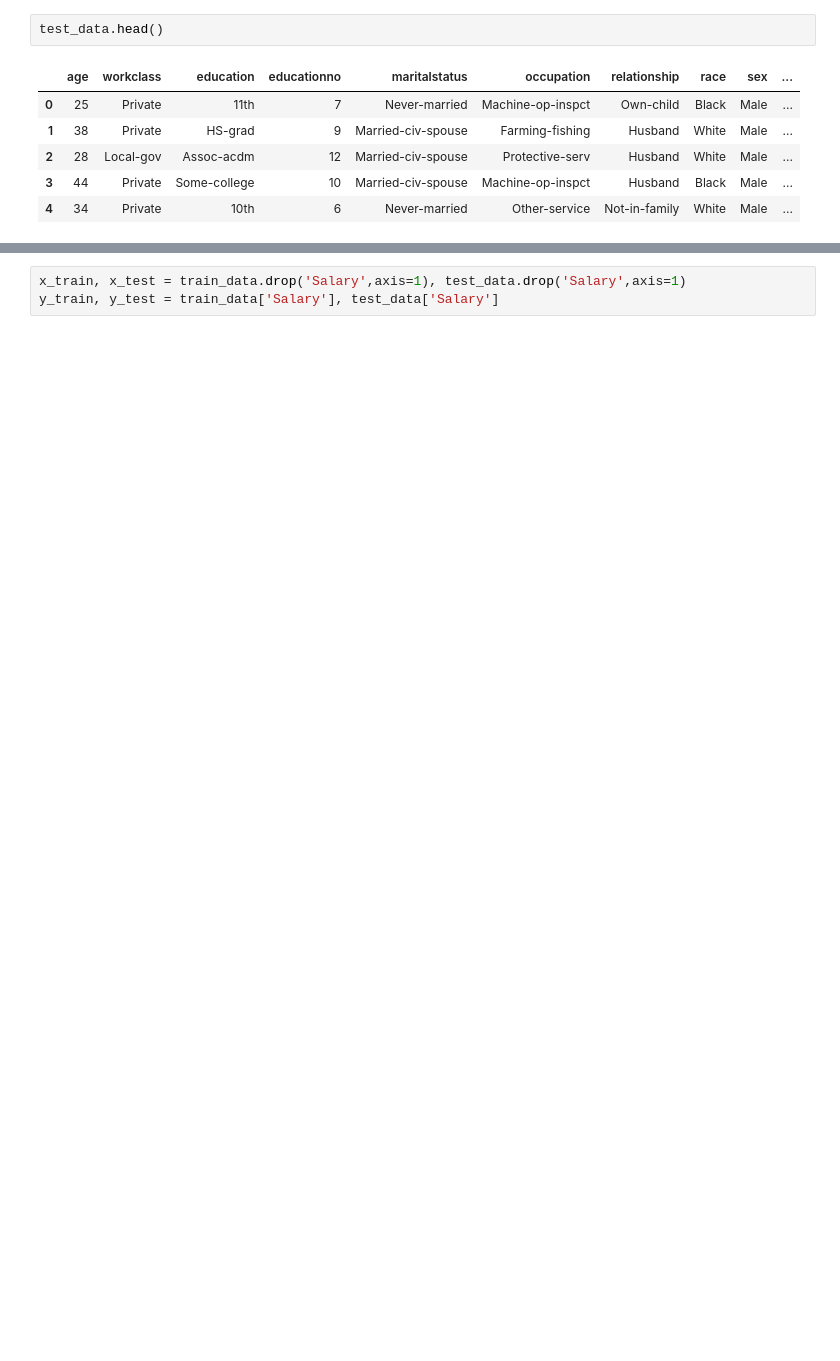
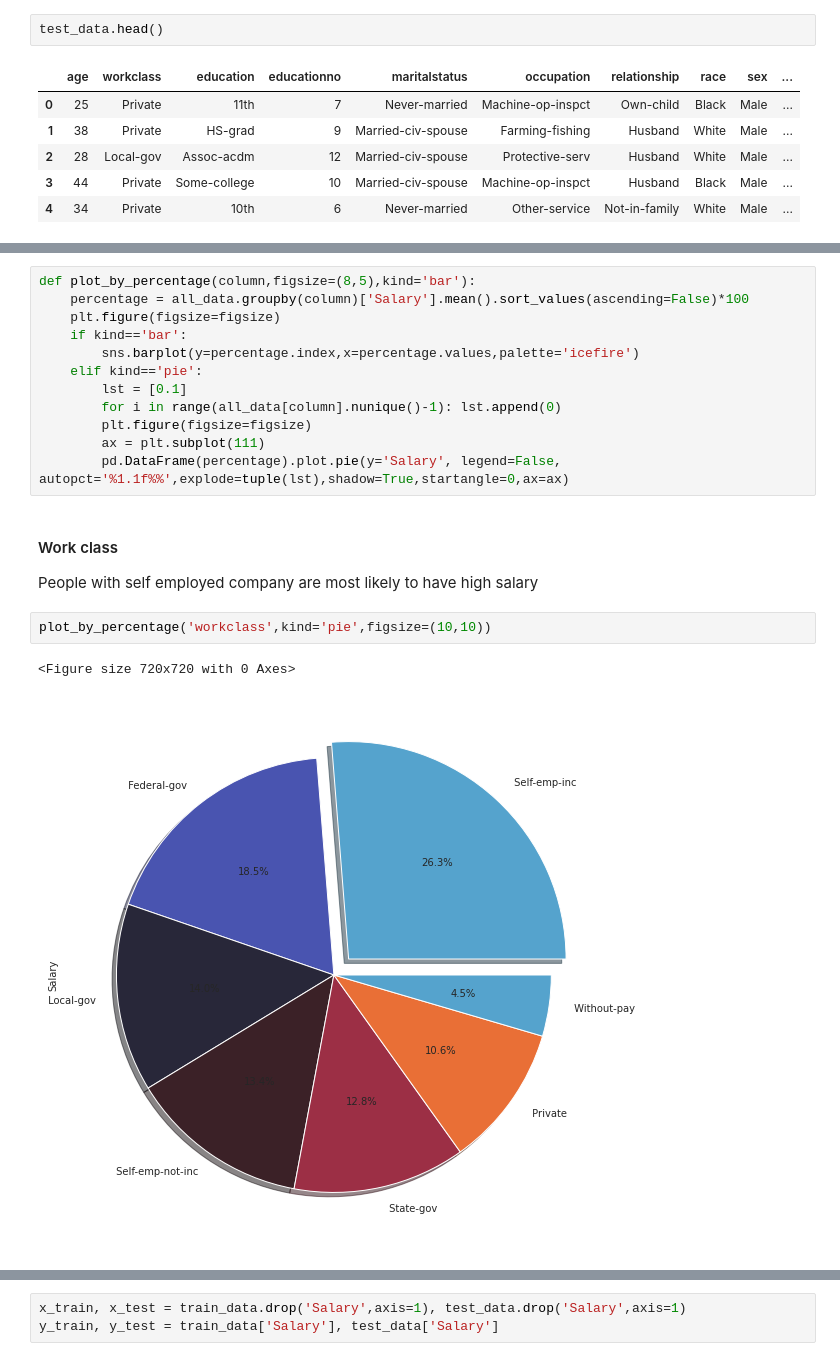
Before and after one commit to friskyspock/salary-data-excelr, a Jupyter notebook: SVM_salary.ipynb, the cells around one changed output, grey strips where cells are left out. Cells and saved outputs as stored; diff of their text form; blank space fills up the shorter version.

```diff
--- a/SVM_salary.ipynb
+++ b/SVM_salary.ipynb
@@ -51,0 +136,20 @@ test_data.head()
+# %%
+def plot_by_percentage(column,figsize=(8,5),kind='bar'):
+    percentage = all_data.groupby(column)['Salary'].mean().sort_values(ascending=False)*100
+    plt.figure(figsize=figsize)
+    if kind=='bar':
+        sns.barplot(y=percentage.index,x=percentage.values,palette='icefire')
+    elif kind=='pie':
+        lst = [0.1]
+        for i in range(all_data[column].nunique()-1): lst.append(0)
+        plt.figure(figsize=figsize)
+        ax = plt.subplot(111)
+        pd.DataFrame(percentage).plot.pie(y='Salary', legend=False, autopct='%1.1f%%',explode=tuple(lst),shadow=True,startangle=0,ax=ax)
+# %% [markdown]
+#### Work class
+People with self employed company are most likely to have high salary
+# %%
+plot_by_percentage('workclass',kind='pie',figsize=(10,10))
+# %% [output]
+<Figure size 720x720 with 0 Axes>
+[figure, added]
```
Also changed, not shown: parts of 46 cells of this notebook.
